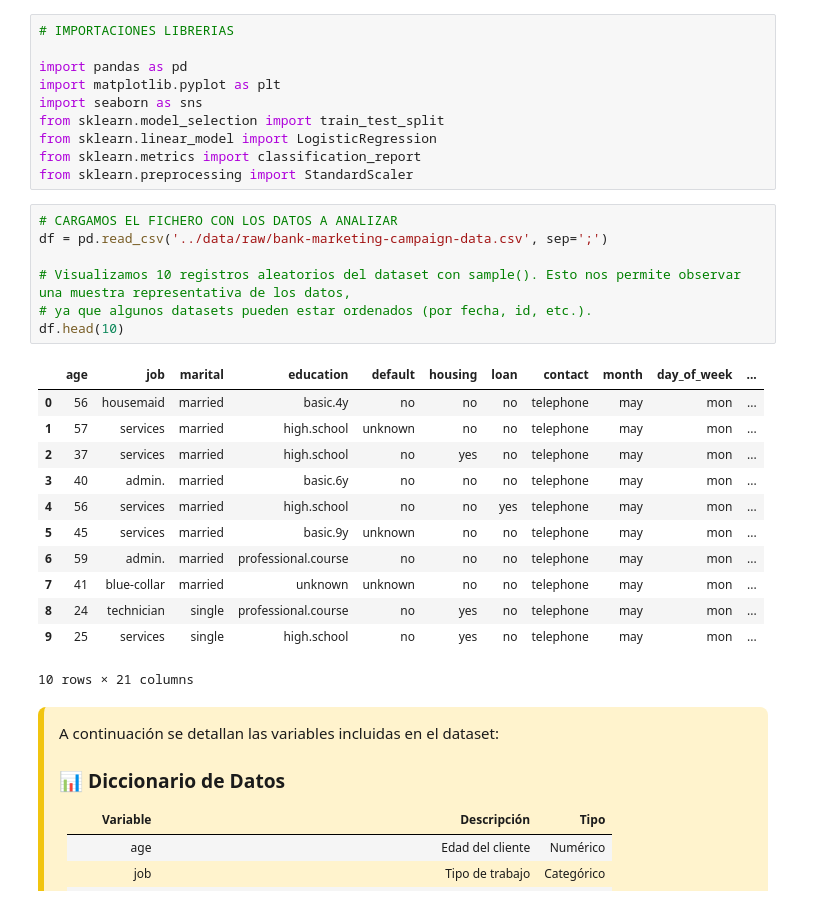
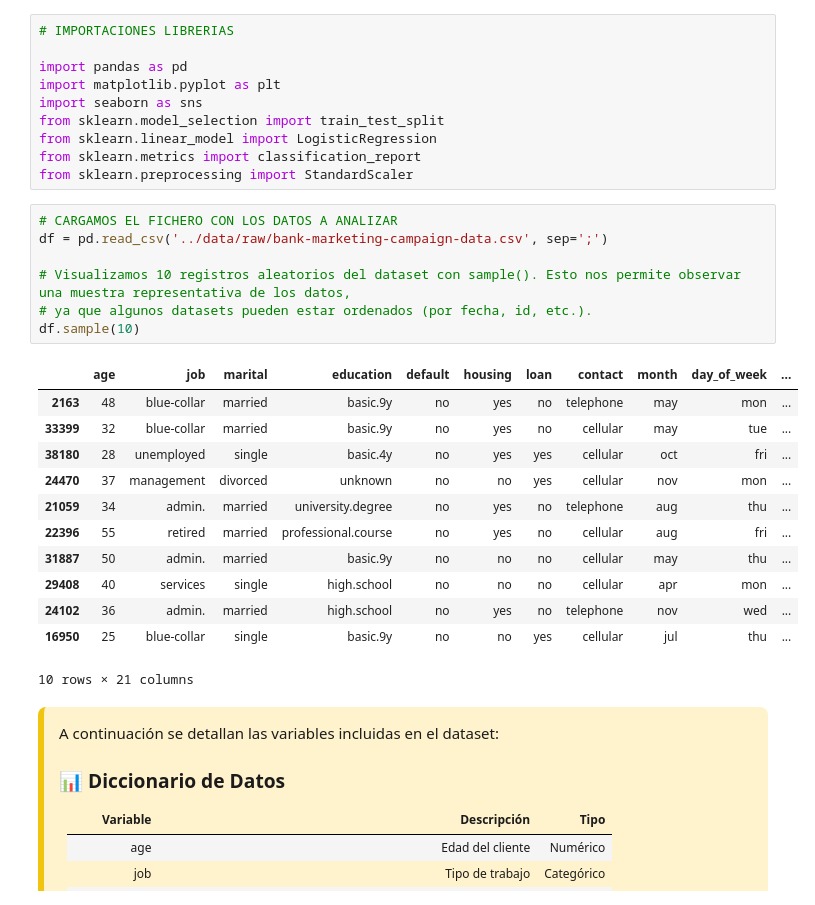
Before and after one commit to 4GeeksAcademy/anaisaponte-GitH-intro-ml, a Jupyter notebook: src/01-logistic-regression-bank-marketing-campaign-data.ipynb, the cells around one changed output. Cells and saved outputs as stored; diff of their text form.

```diff
--- a/src/01-logistic-regression-bank-marketing-campaign-data.ipynb
+++ b/src/01-logistic-regression-bank-marketing-campaign-data.ipynb
@@ -49,22 +49,22 @@ from sklearn.preprocessing import StandardScaler
 # %%
 # CARGAMOS EL FICHERO CON LOS DATOS A ANALIZAR
 df = pd.read_csv('../data/raw/bank-marketing-campaign-data.csv', sep=';')
 
 # Visualizamos 10 registros aleatorios del dataset con sample(). Esto nos permite observar una muestra representativa de los datos,
 # ya que algunos datasets pueden estar ordenados (por fecha, id, etc.).
-df.head(10)
+df.sample(10)
 # %% [output]
 |  | age | job | marital | education | default | housing | loan | contact | month | day_of_week | ... |
-| 0 | 56 | housemaid | married | basic.4y | no | no | no | telephone | may | mon | ... |
-| 1 | 57 | services | married | high.school | unknown | no | no | telephone | may | mon | ... |
-| 2 | 37 | services | married | high.school | no | yes | no | telephone | may | mon | ... |
-| 3 | 40 | admin. | married | basic.6y | no | no | no | telephone | may | mon | ... |
-| 4 | 56 | services | married | high.school | no | no | yes | telephone | may | mon | ... |
-| 5 | 45 | services | married | basic.9y | unknown | no | no | telephone | may | mon | ... |
-| 6 | 59 | admin. | married | professional.course | no | no | no | telephone | may | mon | ... |
-| 7 | 41 | blue-collar | married | unknown | unknown | no | no | telephone | may | mon | ... |
-| 8 | 24 | technician | single | professional.course | no | yes | no | telephone | may | mon | ... |
-| 9 | 25 | services | single | high.school | no | yes | no | telephone | may | mon | ... |
+| 2163 | 48 | blue-collar | married | basic.9y | no | yes | no | telephone | may | mon | ... |
+| 33399 | 32 | blue-collar | married | basic.9y | no | yes | no | cellular | may | tue | ... |
+| 38180 | 28 | unemployed | single | basic.4y | no | yes | yes | cellular | oct | fri | ... |
+| 24470 | 37 | management | divorced | unknown | no | no | yes | cellular | nov | mon | ... |
+| 21059 | 34 | admin. | married | university.degree | no | yes | no | telephone | aug | thu | ... |
+| 22396 | 55 | retired | married | professional.course | no | yes | no | cellular | aug | fri | ... |
+| 31887 | 50 | admin. | married | basic.9y | no | no | no | cellular | may | thu | ... |
+| 29408 | 40 | services | single | high.school | no | no | no | cellular | apr | mon | ... |
+| 24102 | 36 | admin. | married | high.school | no | yes | no | telephone | nov | wed | ... |
+| 16950 | 25 | blue-collar | single | basic.9y | no | no | yes | cellular | jul | thu | ... |
 10 rows × 21 columns
 # %% [markdown]
 <div style="background-color:#fff3cd; border-left:6px solid #f1c40f; padding:15px; border-radius:8px; color:#1b1b1b;">
```
Also changed, not shown: parts of 1 cell of this notebook, 2 other files.
